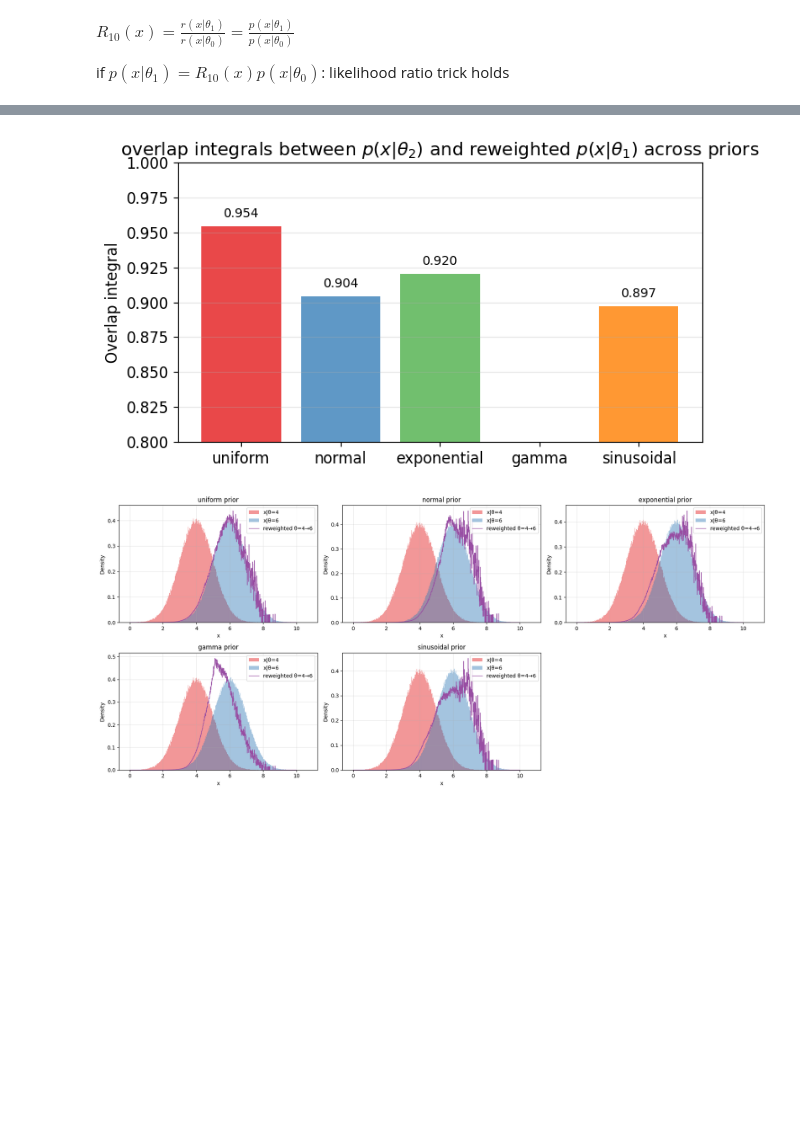
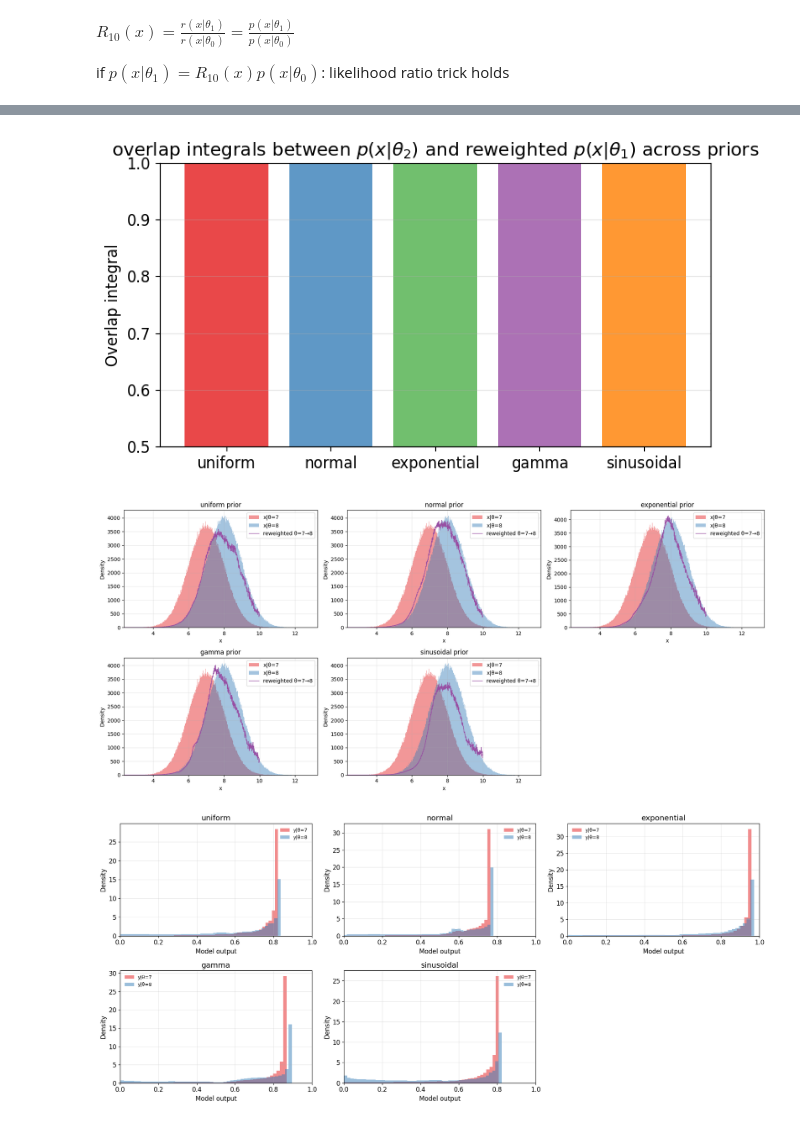
Before and after one commit to nabil-2/NNPD, a Jupyter notebook: toy_example.ipynb, the cells around one changed output, grey strips where cells are left out. Cells and saved outputs as stored; diff of their text form; code cells hidden in the pictures; blank space fills up the shorter version.

```diff
--- a/toy_example.ipynb
+++ b/toy_example.ipynb
@@ -223,7 +211,8 @@ def test_model(model, data_test, parameters_test, labels_test, show_output=True)
         test_loss = nn.BCELoss()(outputs, labels_test)
         test_accuracy = ((outputs >= 0.5).float() == labels_test).float().mean()
         test_auc = roc_auc_score(labels_test.cpu(), outputs.cpu())
+        test_roc = roc_curve(labels_test.cpu(), outputs.cpu())
     if show_output: print(f"Test Loss: {test_loss.item():.4f}, Test Acc: {test_accuracy.item():.4f}, Test AUC: {test_auc:.4f}")
-    return test_loss.item(), test_accuracy.item(), test_auc
+    return test_loss.item(), test_accuracy.item(), test_auc, test_roc
 # %% [markdown]
 #### Plots:
@@ -708,7 +719,7 @@ def calculate_individual_ratios(data, parameter):
     if isinstance(parameter, float) or isinstance(parameter, int):
         parameters = np.full(len(data_inputs), parameter)
     ratios = {}
-    for model, prior in zip(models, priors):
+    for model, prior in zip(models[0], priors):
         ratios_per_model = []
         for data_fixed, parameter_fixed in zip(data_inputs, parameters):
             input_post = torch.cat(
@@ -728,7 +739,7 @@ def get_posteriors_and_errors(data, parameters_post):
     all_posteriors = {}
     all_HPDs = {}
     all_ratios = {}
-    for model, prior in zip(models, priors):
+    for model, prior in zip(models[0], priors):
         posteriors, ratios = calculate_posteriors(
             model,
             prior,
@@ -858,13 +869,13 @@ def compute_ratio(data, parameter, model):
     ratio = model_out / (1 - model_out)
     return ratio, model_out
 
-def reweigth_distributions(test_parameters, n_test_data= int(1e6), n_bins=int(1e3)):
+def reweight_distributions(test_parameters, model_arr, n_test_data= int(1e6), n_bins=int(1e3)):
     all_ratios = {}
     all_outs = {}
     reweighting_distributions = {}
     reweighted_distributions = {}
     data_x = [generator.normal(loc=parameter, scale=config["data"]["std"], size=n_test_data) for parameter in test_parameters]
-    for prior, model in zip(priors, models):
+    for prior, model in zip(priors, model_arr):
         results = [compute_ratio(data_x[0], parameter, model) for parameter in test_parameters]
         ratios = [result[0] for result in results]
         model_outs = [result[1] for result in results]
@@ -875,9 +886,21 @@ def reweigth_distributions(test_parameters, n_test_data= int(1e6), n_bins=int(1e
             data_x[0],
             bins=n_bins,
             weights=reweighting_distributions[prior.__name__],
-            density=True,
+            density=False,
             range=config["data"]["parameter_range"]
         )
         bin_centers = 0.5 * (edges[:-1] + edges[1:])
         reweighted_distributions[prior.__name__] = (bin_centers, reweighted_distribution)
     return data_x, reweighted_distributions, reweighting_distributions, all_outs
+# %%
+n_test_data = int(1e6)
+n_bins = int(1e3)
+test_parameters = [(4, 6)]#[(2, 3), (5, 6)] #, (7, 8), (4, 7), (6, 4)]
+for i, model_arr in enumerate(models):
+    for test_parameter_set in test_parameters:
+        data_x, reweighted_distributions, reweighting_distributions, all_outs = reweight_distributions(test_parameter_set, model_arr, n_test_data, n_bins)
+        filename_overlap_integrals = get_filepath(f"verifications/reweighting_{i}/overlap_integrals_{test_parameter_set[0]}_{test_parameter_set[1]}.svg", config) if save else None
+        filename_reweighted_distributions = get_filepath(f"verifications/reweighting_{i}/reweighted_distributions_{test_parameter_set[0]}_{test_parameter_set[1]}.svg", config) if save else None
+        plot_overlap_integrals_per_prior(data_x, reweighting_distributions, priors, n_bins, filename=filename_overlap_integrals)
+        plot_reweighted_distributions(priors, data_x, reweighted_distributions, test_parameter_set, n_bins, filename=filename_reweighted_distributions)
+        plot_all_outs_histograms(all_outs, (3, 6), n_bins=50, filename=None)
@@ -884,13 +911,16 @@ def reweigth_distributions(test_parameters, n_test_data= int(1e6), n_bins=int(1e
 # %%
 n_test_data = int(1e6)
 n_bins = int(1e3)
-test_parameters = [4, 6]
-data_x, reweighted_distributions, reweighting_distributions, all_outs = reweigth_distributions(test_parameters, n_test_data, n_bins)
-
-filename_overlap_integrals = get_filepath(f"overlap_integrals.svg", config) if save else None
-filename_reweighted_distributions = get_filepath(f"reweighted_distributions.svg", config) if save else None
-plot_overlap_integrals_per_prior(data_x, reweighting_distributions, priors, n_bins, filename=filename_overlap_integrals)
-plot_reweighted_distributions(priors, data_x, reweighted_distributions, test_parameters, n_bins, filename=filename_reweighted_distributions)
+test_parameters = [(7, 8)]#[(2, 3), (5, 6)] #, (7, 8), (4, 7), (6, 4)]
+for i, model_arr in enumerate(models):
+    for test_parameter_set in test_parameters:
+        data_x, reweighted_distributions, reweighting_dist, ributions, all_outs = reweight_distributions(test_parameter_set, model_arr, n_test_data, n_bins)
+        filename_overlap_integrals = get_filepath(f"verifications/reweighting_{i}/overlap_integrals_{test_parameter_set[0]}_{test_parameter_set[1]}.svg", config) if save else None
+        filename_reweighted_distributions = get_filepath(f"verifications/reweighting_{i}/reweighted_distributions_{test_parameter_set[0]}_{test_parameter_set[1]}.svg", config) if save else None
+        plot_overlap_integrals_per_prior(data_x, reweighting_distributions, priors, n_bins, filename=filename_overlap_integrals)
+        plot_reweighted_distributions(priors, data_x, reweighted_distributions, test_parameter_set, n_bins, filename=filename_reweighted_distributions)
+        plot_all_outs_histograms(all_outs, test_parameter_set, n_bins=50, filename=None)
 # %% [output]
-[figure, old version]
+[figure, new version]
-[figure, old version]
+[figure, new version]
+[figure, added]
```
Also changed, not shown: parts of 10 cells of this notebook, 21 other files.
